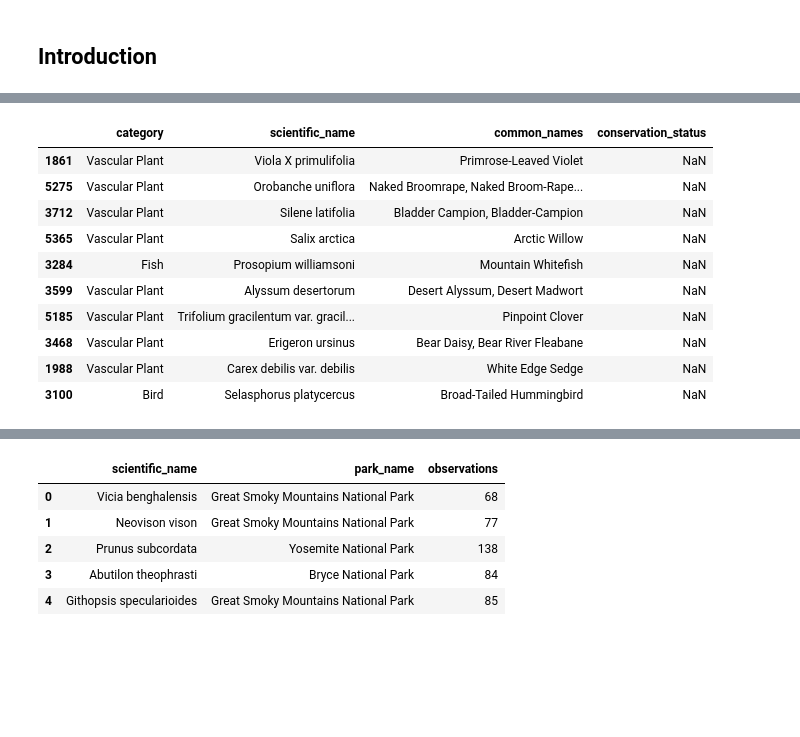
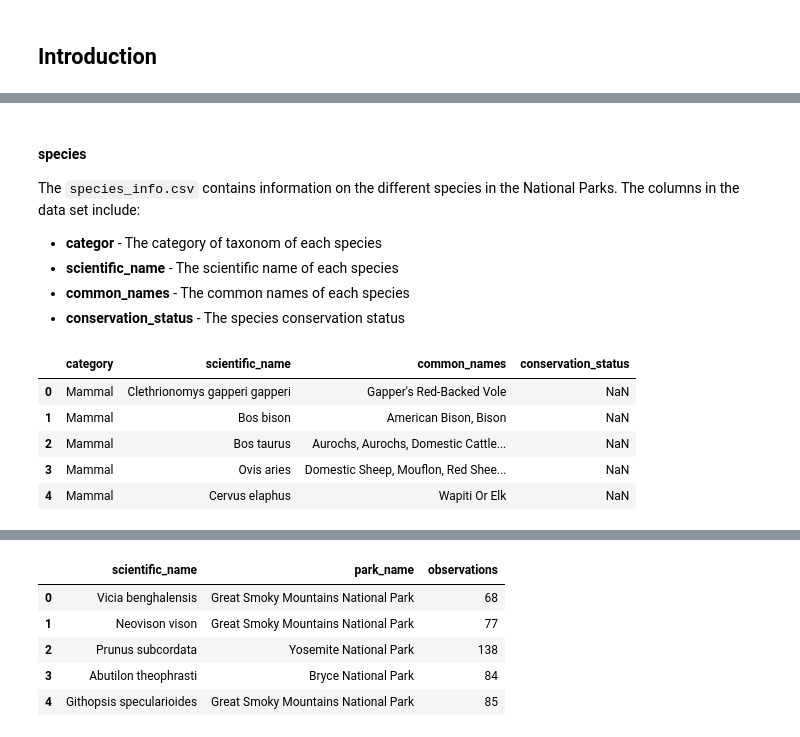
Before and after one commit to dorinMaraku/biodiversity_starter, a Jupyter notebook: biodiversity.ipynb, the cells around one changed output, grey strips where cells are left out. Saved outputs shown, nothing was run; the diff lists cells and outputs as text; code cells hidden in the pictures; blank space fills up the shorter version.

```diff
--- a/biodiversity.ipynb
+++ b/biodiversity.ipynb
@@ -25,15 +66,18 @@ import seaborn as sns
+# %% [markdown]
+#### species
+
+The `species_info.csv` contains information on the different species in the National Parks. The columns in the data set include:
+* **categor** - The category of taxonom of each species
+* **scientific_name** - The scientific name of each species
+* **common_names** - The common names of each species
+* **conservation_status** - The species conservation status
 # %%
 species_df = pd.read_csv('species_info.csv')
-species_df.sample(10)
+species_df.head()
 # %% [output]
 |  | category | scientific_name | common_names | conservation_status |
-| 1861 | Vascular Plant | Viola X primulifolia | Primrose-Leaved Violet | NaN |
-| 5275 | Vascular Plant | Orobanche uniflora | Naked Broomrape, Naked Broom-Rape... | NaN |
-| 3712 | Vascular Plant | Silene latifolia | Bladder Campion, Bladder-Campion | NaN |
-| 5365 | Vascular Plant | Salix arctica | Arctic Willow | NaN |
-| 3284 | Fish | Prosopium williamsoni | Mountain Whitefish | NaN |
-| 3599 | Vascular Plant | Alyssum desertorum | Desert Alyssum, Desert Madwort | NaN |
-| 5185 | Vascular Plant | Trifolium gracilentum var. gracil... | Pinpoint Clover | NaN |
-| 3468 | Vascular Plant | Erigeron ursinus | Bear Daisy, Bear River Fleabane | NaN |
-| 1988 | Vascular Plant | Carex debilis var. debilis | White Edge Sedge | NaN |
-| 3100 | Bird | Selasphorus platycercus | Broad-Tailed Hummingbird | NaN |
+| 0 | Mammal | Clethrionomys gapperi gapperi | Gapper's Red-Backed Vole | NaN |
+| 1 | Mammal | Bos bison | American Bison, Bison | NaN |
+| 2 | Mammal | Bos taurus | Aurochs, Aurochs, Domestic Cattle... | NaN |
+| 3 | Mammal | Ovis aries | Domestic Sheep, Mouflon, Red Shee... | NaN |
+| 4 | Mammal | Cervus elaphus | Wapiti Or Elk | NaN |
```
Also changed, not shown: parts of 12 cells of this notebook.
